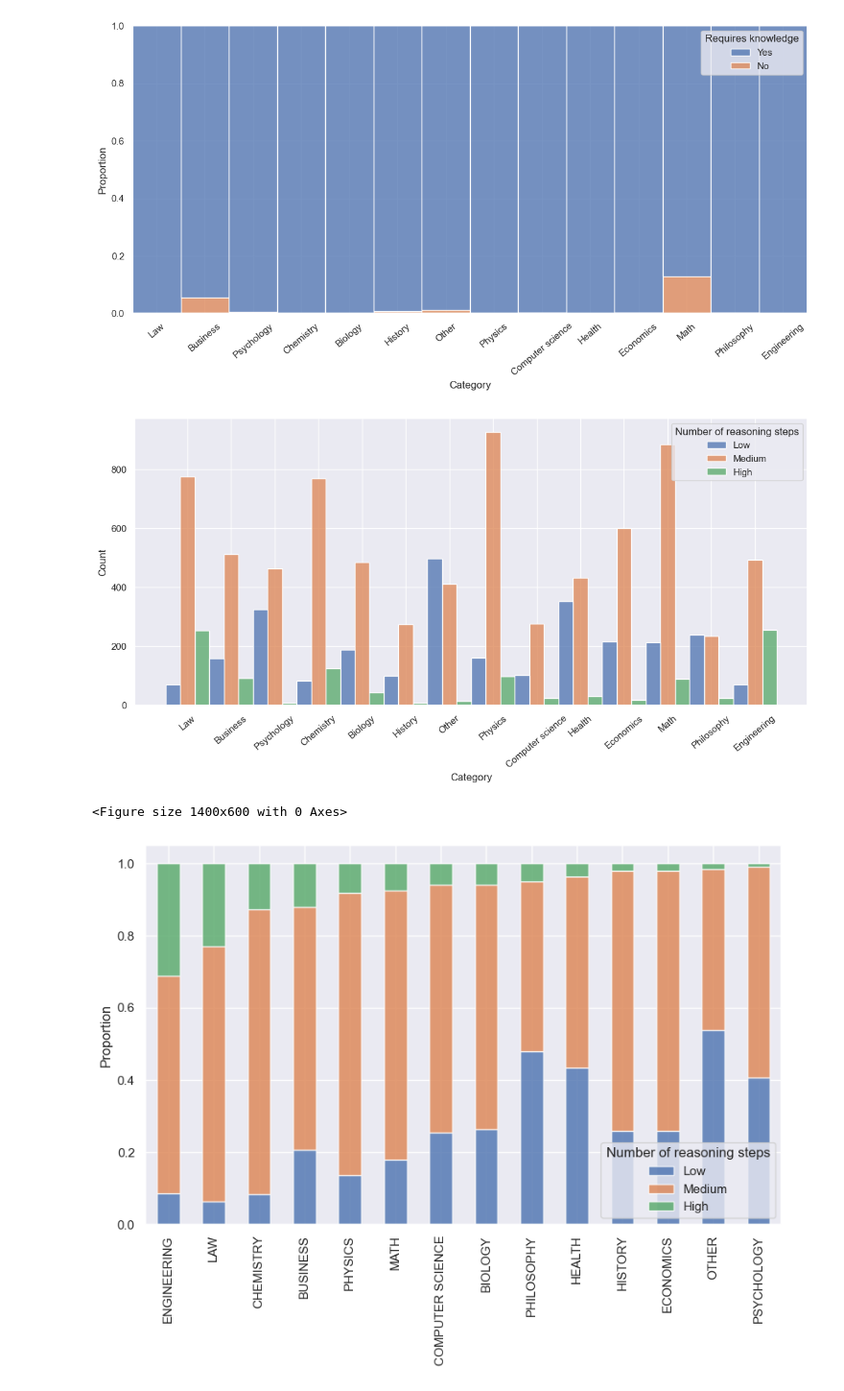
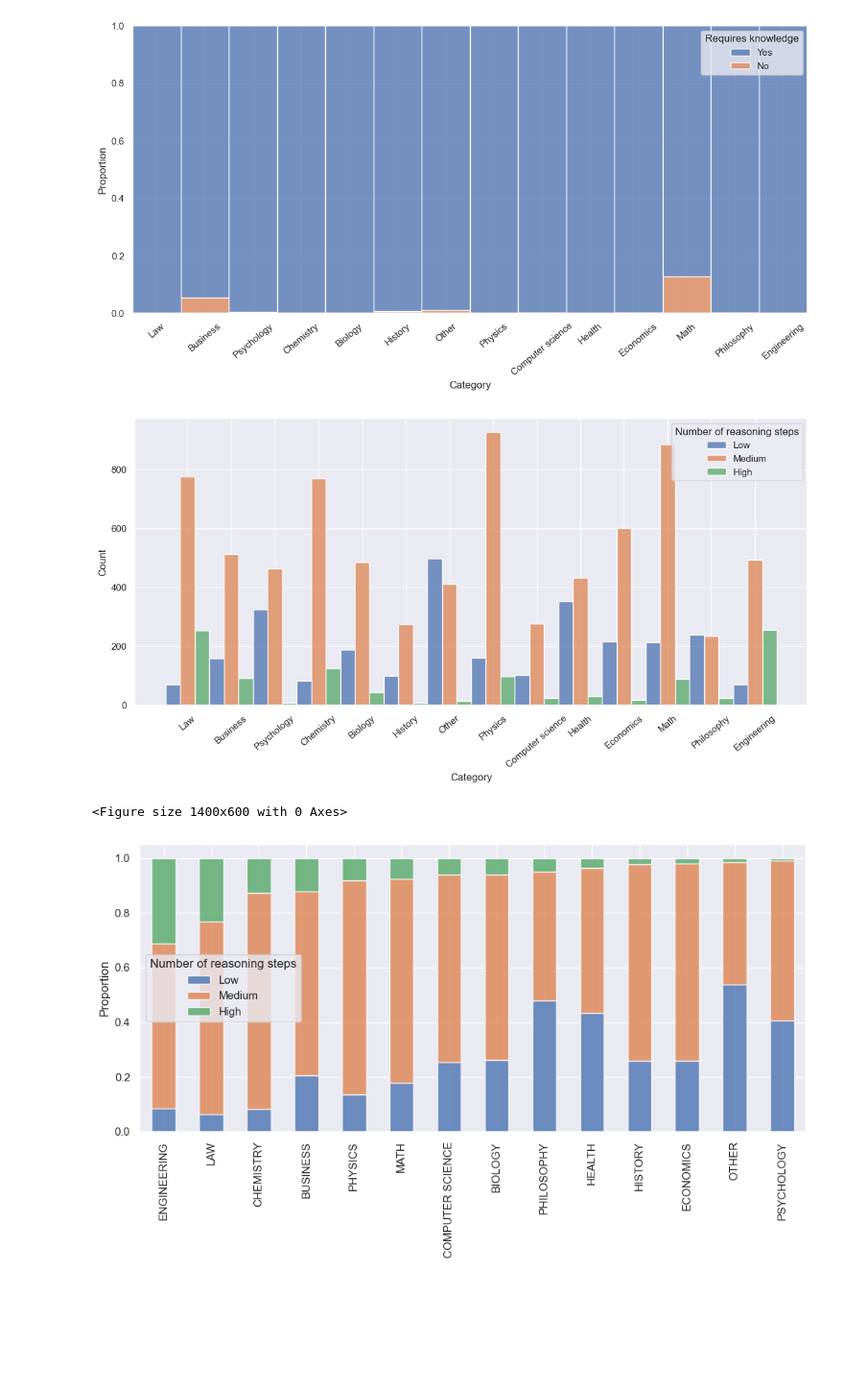
Before and after one commit to LabARSS/question-complextiy-estimation, a Jupyter notebook: notebooks/analysis_reasoning.ipynb, the cells around one changed output. Shown at 96% size. Cells and saved outputs as stored; diff of their text form; code cells hidden in the pictures; blank space fills up the shorter version.

```diff
--- a/notebooks/analysis_reasoning.ipynb
+++ b/notebooks/analysis_reasoning.ipynb
@@ -142,31 +143,32 @@ ax.set_xticklabels(ax.get_xticklabels(), rotation=40)
 plt.legend(handles=ax.get_legend().legend_handles, labels=["Low", "Medium", "High"], title="Number of reasoning steps")
 
 value_counts_df = mmlu_num_maj_df.value_counts(["category", "masj_num_reasoning_steps"]).reset_index(name="count")
 value_counts_df["proportion"] = value_counts_df["count"] / value_counts_df.groupby("category")["count"].transform("sum")
 # value_counts_df.sort_values("proportion", inplace=True)
 
 pivoted_data = value_counts_df.pivot(index="category", columns="masj_num_reasoning_steps", values="proportion")
 pivoted_data = pivoted_data[["Low", "Medium", "High"]]
 pivoted_data.sort_values("High", ascending=False, inplace=True)
 # print(pivoted_data)
 
 plt.figure(figsize=(14, 6))
 # ax = sns.barplot(
 #     value_counts_df,
 #     x="category",
 #     y="proportion",
 #     hue="masj_requires_reasoning",
 #     hue_order=["yes", "no"],
 #     # hue_norm=(0, 1),
 #     multiple="stack",
 # )
 ax = pivoted_data.plot(kind="bar", stacked=True, alpha=0.8, figsize=(10, 6))
 ax.set_xlabel(None)
 ax.set_ylabel("Proportion")
 ax.set_xticklabels([label.get_text().upper() for label in ax.get_xticklabels()], rotation=90)
 plt.legend(handles=ax.get_legend().legend_handles, labels=["Low", "Medium", "High"], title="Number of reasoning steps")
+plt.tight_layout()
 plt.savefig("reasoning_levels.pdf")
 # %% [output]
 [figure]
 <Figure size 1400x600 with 0 Axes>
-[figure, old version]
+[figure, new version]
```
Also changed, not shown: parts of 1 cell of this notebook.
